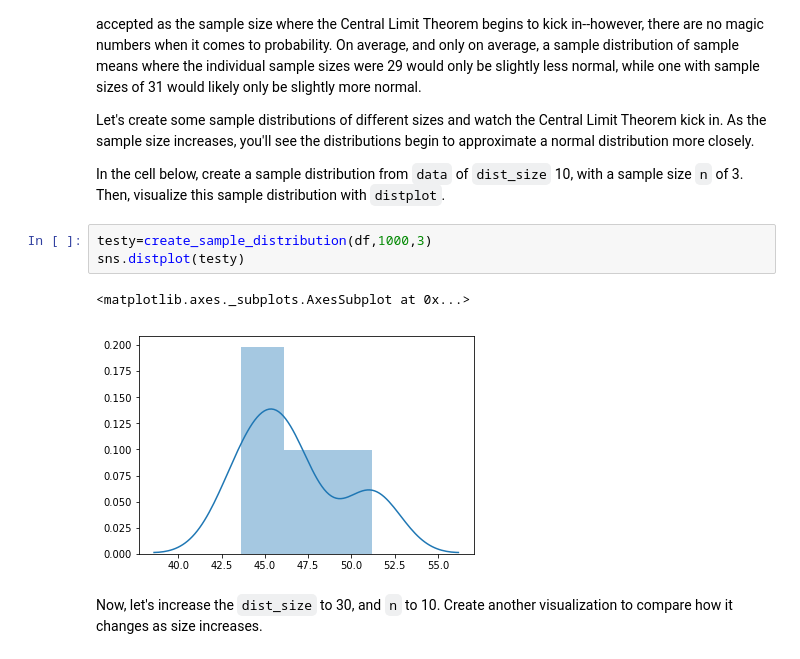
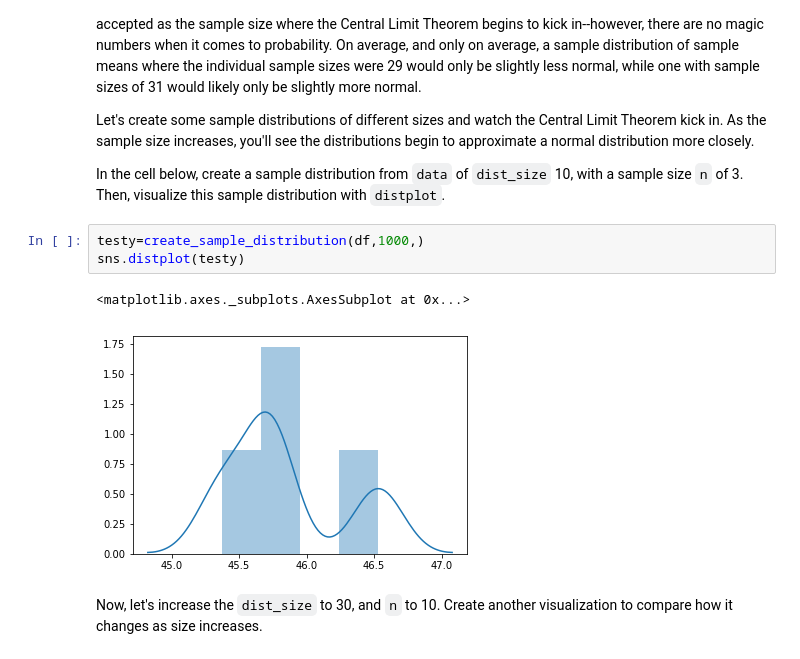
Before and after one commit to matthew-d-oliver/dsc-central-limit-theorem-lab-nyc-ds-082619, a Jupyter notebook: index.ipynb, the cells around one changed output. Cells and saved outputs as stored; diff of their text form.

```diff
--- a/index.ipynb
+++ b/index.ipynb
@@ -124,11 +124,11 @@ Let's create some sample distributions of different sizes and watch the Central
 
 In the cell below, create a sample distribution from `data` of `dist_size` 10, with a sample size `n` of 3. Then, visualize this sample distribution with `distplot`.
 # %%
-testy=create_sample_distribution(df,1000,3)
+testy=create_sample_distribution(df,1000,)
 sns.distplot(testy)
 # %% [output]
 <matplotlib.axes._subplots.AxesSubplot at 0x...>
-[figure, old version]
+[figure, new version]
 # %% [markdown]
 Now, let's increase the `dist_size` to 30, and `n` to 10.  Create another visualization to compare how it changes as size increases.
 # %%
```
